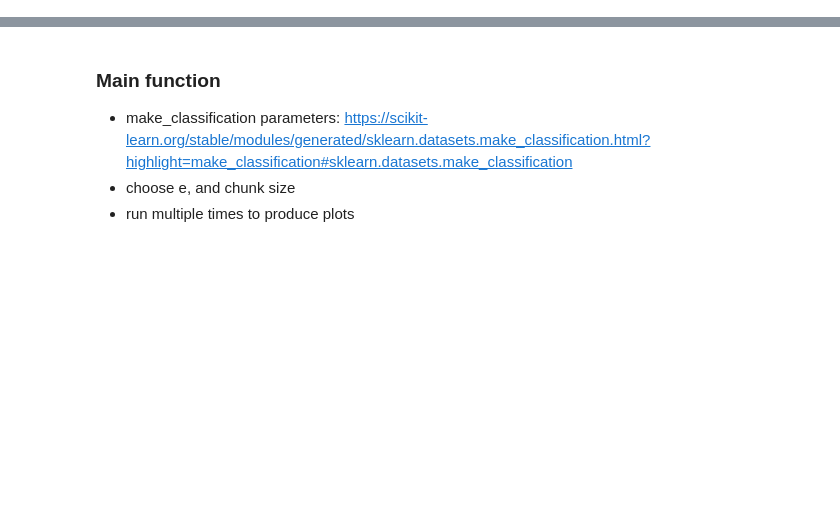
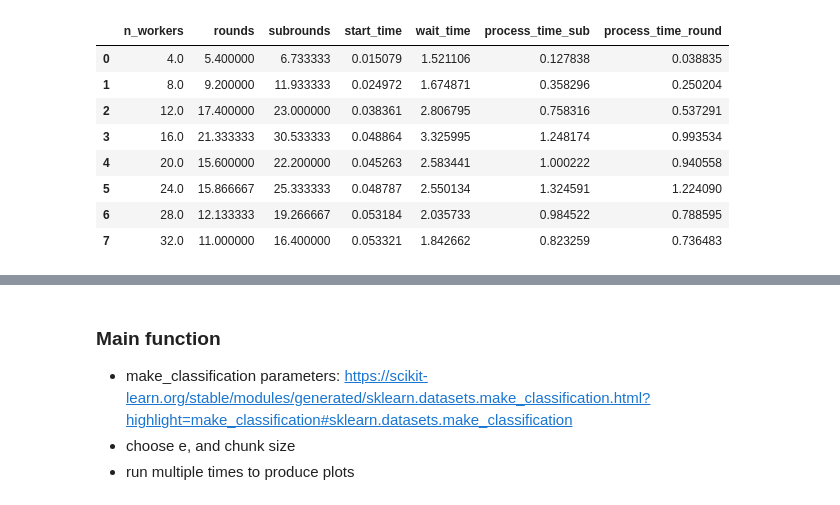
Before and after one commit to KampiotiSofia/svm, a Jupyter notebook: project/dask.ipynb, the cells around one changed output, grey strips where cells are left out. Saved outputs shown, nothing was run; the diff lists cells and outputs as text; code cells hidden in the pictures; blank space fills up the shorter version.

```diff
--- a/project/dask.ipynb
+++ b/project/dask.ipynb
@@ -15,0 +17,30 @@ client
+# %%
+# df= pd.DataFrame(columns=['n_workers','rounds','subrounds', 'start_time', 'wait_time',
+#                           'process_time_sub','process_time_round'])
+# df.to_csv('data.csv',index=False)
+
+df=pd.read_csv('data.csv')
+# df = df.drop(df.index[0])
+# df = df.sort_values(by=['n_workers'])
+# df = df.drop(df.index[3])
+# df.to_csv('data.csv',index=False)
+# fig, ax = plt.subplots(figsize=(8,6))
+# df = df.groupby(['n_workers']).mean().plot(kind='line', ax=ax)
+# ax.set_ylim(-1,2)
+# ax.set_ylabel('Time (sec)')
+# ax.set_xlabel('Workers')
+# ax.set_title("Time needed for different stages of coordinator\n regarding the number of workers")
+# plt.savefig('B_'+"Plots/Times_try2")
+# df = df.groupby(['n_workers']).mean()
+# df= df.reset_index()
+df
+# %% [output]
+|  | n_workers | rounds | subrounds | start_time | wait_time | process_time_sub | process_time_round |
+| 0 | 4.0 | 5.400000 | 6.733333 | 0.015079 | 1.521106 | 0.127838 | 0.038835 |
+| 1 | 8.0 | 9.200000 | 11.933333 | 0.024972 | 1.674871 | 0.358296 | 0.250204 |
+| 2 | 12.0 | 17.400000 | 23.000000 | 0.038361 | 2.806795 | 0.758316 | 0.537291 |
+| 3 | 16.0 | 21.333333 | 30.533333 | 0.048864 | 3.325995 | 1.248174 | 0.993534 |
+| 4 | 20.0 | 15.600000 | 22.200000 | 0.045263 | 2.583441 | 1.000222 | 0.940558 |
+| 5 | 24.0 | 15.866667 | 25.333333 | 0.048787 | 2.550134 | 1.324591 | 1.224090 |
+| 6 | 28.0 | 12.133333 | 19.266667 | 0.053184 | 2.035733 | 0.984522 | 0.788595 |
+| 7 | 32.0 | 11.000000 | 16.400000 | 0.053321 | 1.842662 | 0.823259 | 0.736483 |
```
Also changed, not shown: parts of 10 cells of this notebook, 2 other files.
